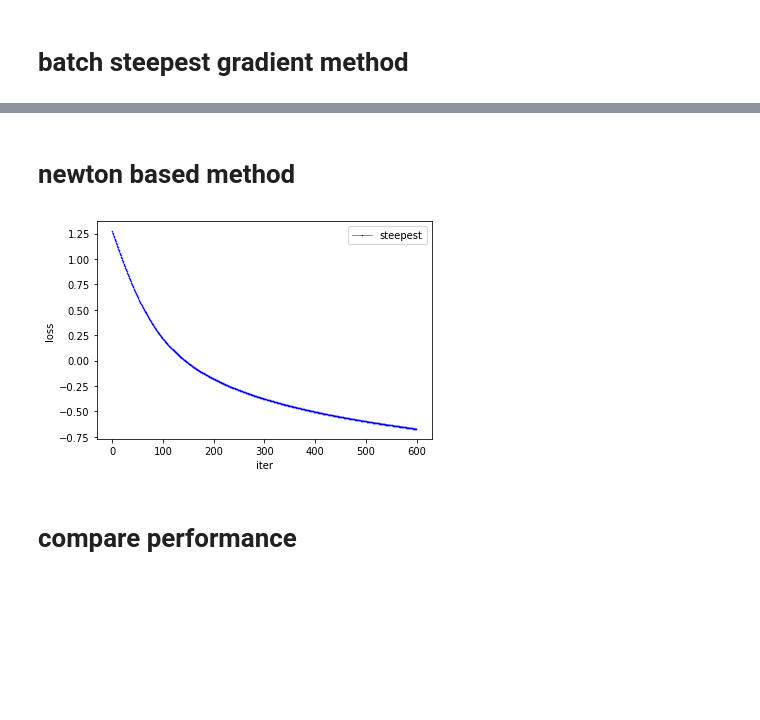
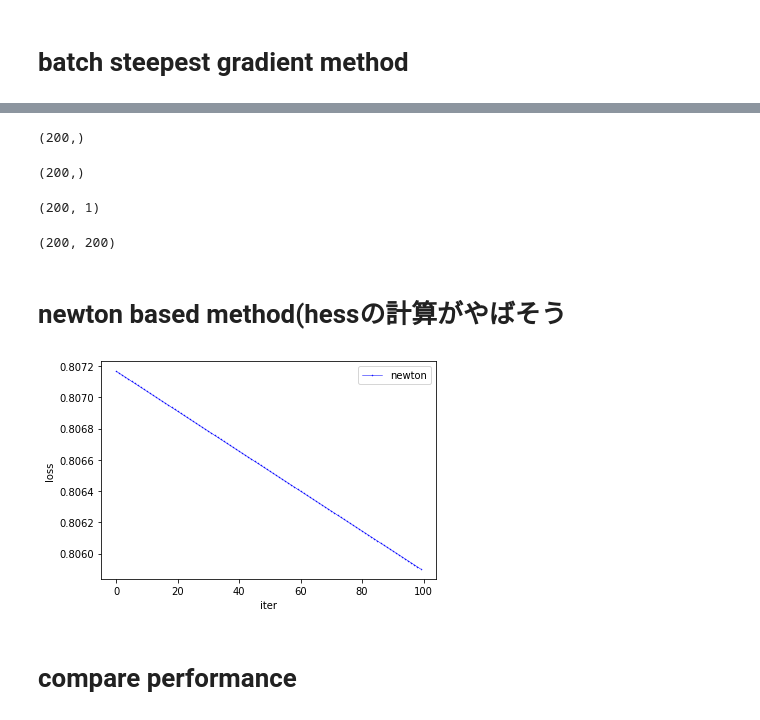
Before and after one commit to Ueeek/ML_assignment, a Jupyter notebook: mid_term1.ipynb, the cells around one changed output, grey strips where cells are left out. Saved outputs shown, nothing was run; the diff lists cells and outputs as text; code cells hidden in the pictures; blank space fills up the shorter version.

```diff
--- a/mid_term1.ipynb
+++ b/mid_term1.ipynb
@@ -21,12 +20,13 @@ y = 2 *(np.sum(omega*x,axis=1)+noise>0)-1
 # %%
-N_iter = 300
+N_iter = 100
 # %% [markdown]
 # batch steepest gradient method
 # %%
 #epoch
 num_iter = N_iter
 #重みの初期値
-ww = np.ones(D)
+lam=0.01
+w_init= np.ones(D)
 #learning rate-> Lipsittsのuppper boundをlrにする
 alpha_base = 0.01
 #learning history
@@ -34,5 +34,4 @@ grad_loss_history = []
 grad_ww_history = []
 # lr descent しなくていいから、いらないかも
 lip = 0.25*np.max(x**2)
-#ここよくわかってない
-#alpha_base = 1/lip
+alpha_base *=1/ lip
@@ -43,12 +46,14 @@ alpha_base
 # %%
+ww = w_init
 for t in range(1,num_iter+1):
-    posterior = 1/(1+np.exp(-y*(np.dot(x,ww)))) # \in (N,))
-    grad = 1/N*np.sum(np.dot((1-posterior),x*y.reshape(-1,1))) + 2*lam*ww # \in D
-    loss = 1/N*np.sum(np.log(1+np.exp(-y*np.dot(x,ww))))+lam*(np.dot(ww.T,ww))
+    xy = x*(-y).reshape(-1,1)
+    posterior = 1/(1+np.exp(np.dot(xy,ww)))
+    grad = 1/N*np.sum(np.dot((1-posterior),xy)) + 2*lam*ww
+    loss = 1/N*np.sum(np.log(1+np.exp(np.dot(xy,ww))))+lam*(np.dot(ww.T,ww)+1)
     grad_ww_history.append(ww)
     grad_loss_history.append(loss)
     #update
-    ww = ww+alpha_base*grad
+    ww = ww-alpha_base*grad
 # %%
 plt.plot(grad_loss_history, 'b', markersize=0.5, label='steepest')
 plt.legend()
@@ -59,0 +65,4 @@ plt.show()
+# %%
+np.sum(np.dot(xy,xy.T),axis=1).shape
+# %% [output]
+(200,)
@@ -60,5 +71,19 @@ plt.show()
+# %%
+np.sum(np.dot(p,p.T),axis=1).shape
+# %% [output]
+(200,)
+# %%
+posterior.shape
+p = posterior.reshape(-1,1)
+p.shape
+# %% [output]
+(200, 1)
+# %%
+np.dot(p,p.T).shape
+# %% [output]
+(200, 200)
 # %% [markdown]
-# newton based method
+# newton based method(hessの計算がやばそう
 # %%
 #epoch
 num_iter = N_iter
@@ -68,25 +91,28 @@ ww = np.ones(D)
 newton_loss_history = []
 newton_ww_history = []
 # %%
+ww = w_init
+for t in range(1,num_iter+1):
+    xy = x*(-y).reshape(-1,1)
+    posterior = 1/(1+np.exp(np.dot(xy,ww)))
+    post = posterior.reshape(-1,1)
+    grad = 1/N*np.sum(np.dot((1-post).T,xy)) + 2*lam*ww
 
-for t in range(1,num_iter+1):
-    posterior = 1/(1+np.exp(-y*(np.dot(x,ww)))) # \in (N,))
-    grad = 1/N*np.sum(np.dot((1-posterior),x*y.reshape(-1,1))) + 2*lam*ww # \in D
-    hess = 1/N*np.sum(np.dot(posterior.T,posterior)*np.dot(x.T,x))+2*lam
-    loss = 1/N*np.sum(np.log(np.exp(-y*np.dot(x,ww))))+lam*(np.dot(ww.T,ww))
+    hess = 1/N*np.sum(np.sum(np.dot(post,post.T),axis=1)* np.sum(np.dot(xy,xy.T),axis=1))+2*lam
+    loss = 1/N*np.sum(np.log(1+np.exp(np.dot(xy,ww))))+lam*(np.dot(ww.T,ww)+1)
     newton_ww_history.append(ww)
     newton_loss_history.append(loss)
 
     #update
-    ww = ww + grad/hess
+    ww = ww -grad/hess
 # %%
-plt.plot( newton_loss_history, 'bo-', linewidth=0.5, markersize=0.5, label='steepest')
+plt.plot( newton_loss_history, 'bo-', linewidth=0.5, markersize=0.5, label='newton')
 plt.legend()
 plt.xlabel('iter')
 plt.ylabel('loss')
 plt.show()
 # %% [output]
-[figure, old version]
+[figure, new version]
 # %% [markdown]
 # compare performance
 # %%
```
Also changed, not shown: parts of 28 cells of this notebook.
